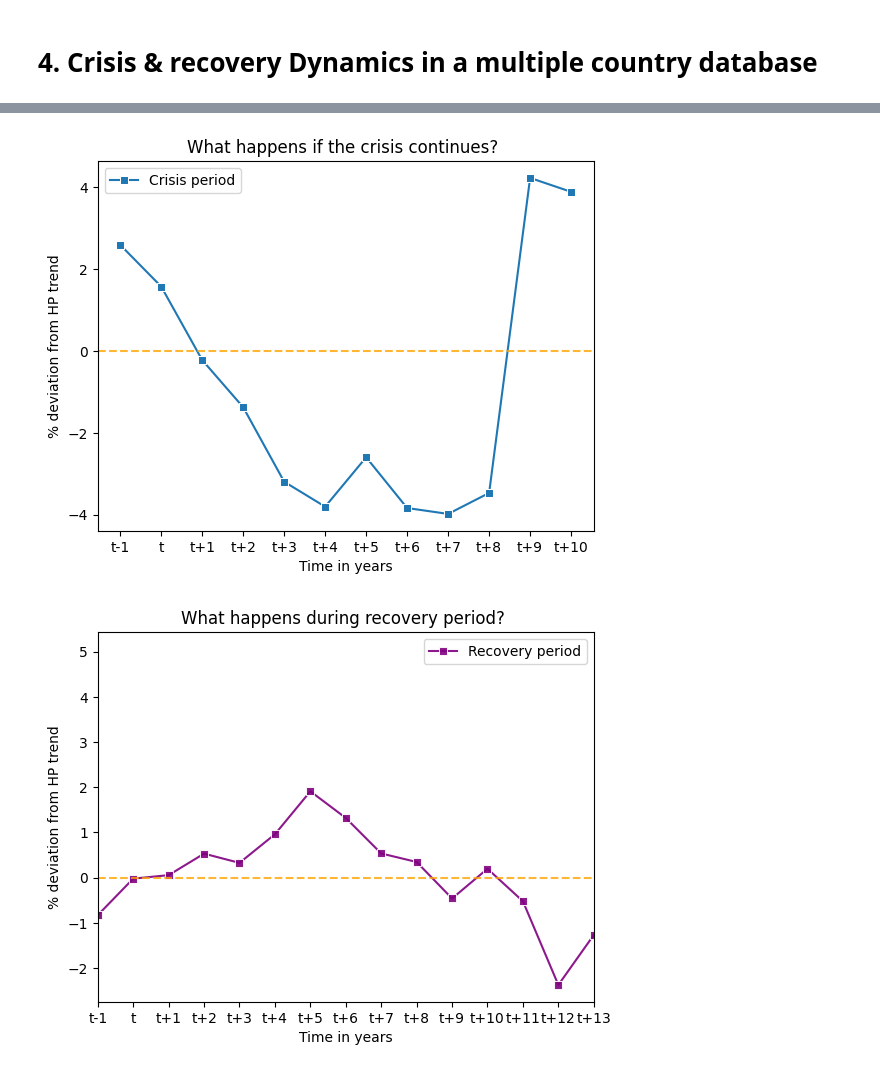
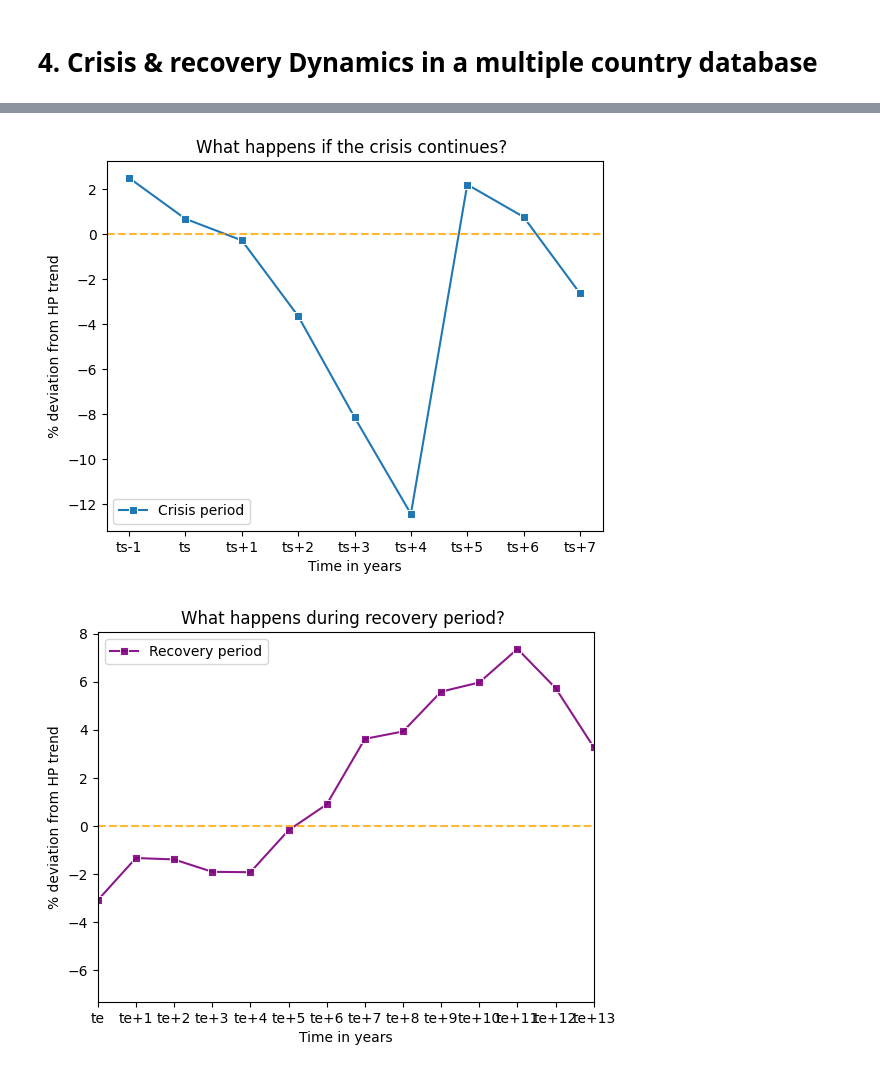
Before and after one commit to blengereau/Depression-and-recovery, a Jupyter notebook: code/mult_countries_research.ipynb, the cells around one changed output, grey strips where cells are left out. Drawn from its saved outputs; the diff is of its cells as text; code cells hidden in the pictures.

```diff
--- a/code/mult_countries_research.ipynb
+++ b/code/mult_countries_research.ipynb
@@ -284,0 +521,23 @@ global_data_inner
+# %%
+def extract_output_gap_series(data):
+    ''' We want here to return the series of the inflaion rate for each first year of crisis until an inflation crisis happen or another banking crisis occurs.'''
+    series = []
+    current_serie = []
+
+    for index, row in data.iterrows():
+        # Extract the serie only if the value of the value of the inflation rate is not a NaN value
+        if row['banking_crisis_only_first_year'] == 1:
+            # Extract data during a crisis
+            if index - 1 >= 0:
+                current_serie.append(data.at[index - 1, 'output_gap'])
+            current_serie.append(row['output_gap'])
+            for i in range(1,7):
+                if data.at[index + i, 'inflation_crisis'] == 1 or data.at[index + i, 'banking_crisis_only_first_year'] == 1:
+                    break
+                current_serie.append(data.at[index + i,'output_gap'])
+            series.append(current_serie)
+            current_serie = []
+    return series
+# %%
+output_gap_series = extract_output_gap_series(global_data_inner)
+len(output_gap_series)
@@ -290,9 +551,9 @@ def extract_output_gap_series(data, target_year):
 # %%
-output_gap_series = []
-for year in banking_crisis_first_year:
-    output_series_for_year = extract_output_gap_series(global_data_inner, year)
-    output_gap_series.append(output_series_for_year)
-output_gap_series = np.array(output_gap_series)
+# output_gap_series = []
+# for year in banking_crisis_first_year:
+#     output_series_for_year = extract_output_gap_series(global_data_inner, year)
+#     output_gap_series.append(output_series_for_year)
+# output_gap_series = np.array(output_gap_series)
 # %% [markdown]
 ## 3.1 Output gap response for each length of crisis
 # %%
@@ -505,7 +766,7 @@ def output_crisis_data(data, during_crisis=True):
         if not pd.isna(row['output_gap']):
             if during_crisis:
                 # Extract data during a crisis
-                if row['banking_crisis'] == 1:
+                if row['banking_crisis_only'] == 1:
                     if not crisis_started:
                         crisis_started = True
                         # Append the inflation rate for the year before the crisis
@@ -522,7 +783,7 @@ def output_crisis_data(data, during_crisis=True):
                     current_serie = []
             else:
                 # Extract data during a non-crisis period
-                if row['banking_crisis'] == 0:
+                if row['recovery_only'] == 1:
 
                     if not no_crisis_period:
                         no_crisis_period = True
@@ -544,30 +805,30 @@ def output_crisis_data(data, during_crisis=True):
 # %%
 pattern_during_crisis = compute_pattern(output_crisis_data(global_data_inner, during_crisis = True))
 pattern_during_recovery = compute_pattern(output_crisis_data(global_data_inner, during_crisis = False))
 
-years = [f"t{i}" if i < 0 else f"t+{i}" if i > 0 else "t" for i in range(-1, len(pattern_during_crisis) - 1)]
+years = [f"ts{i}" if i < 0 else f"ts+{i}" if i > 0 else "ts" for i in range(-1, len(pattern_during_crisis) - 1)]
 sns.lineplot(x = years, y = pattern_during_crisis, marker = 's', label = 'Crisis period')
 
 plt.axhline(y=0, color='orange', label='y=0', linestyle = 'dashed', alpha = 0.8)
 
 plt.title('What happens if the crisis continues? ')
 
 plt.xlabel('Time in years')
 plt.ylabel('% deviation from HP trend')
 
 plt.show()
 
-years = [f"t{i}" if i < 0 else f"t+{i}" if i > 0 else "t" for i in range(-1, len(pattern_during_recovery) - 1)]
+years = [f"te+{i}" if i > 0 else "te" for i in range(0, len(pattern_during_recovery))]
 sns.lineplot(x = years, y = pattern_during_recovery, marker = 's', color = 'Purple', alpha = 0.9, label = 'Recovery period')
 plt.axhline(y=0, color='orange', label='y=0', linestyle = 'dashed', alpha = 0.8)
 
 plt.title('What happens during recovery period? ')
 
 plt.xlabel('Time in years')
 plt.ylabel('% deviation from HP trend')
-plt.xlim('t-1', 't+13')
+plt.xlim('te', 'te+13')
 
 plt.show()
 # %% [output]
-[figure, old version]
+[figure, new version]
-[figure, old version]
+[figure, new version]
```
Also changed, not shown: parts of 35 cells of this notebook.
